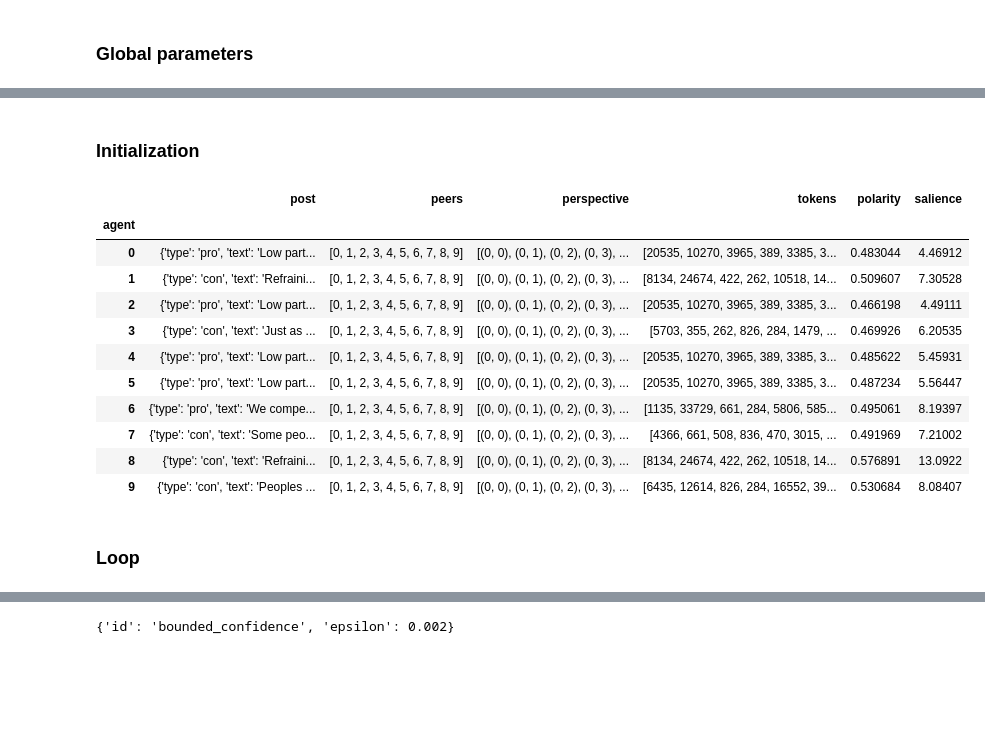
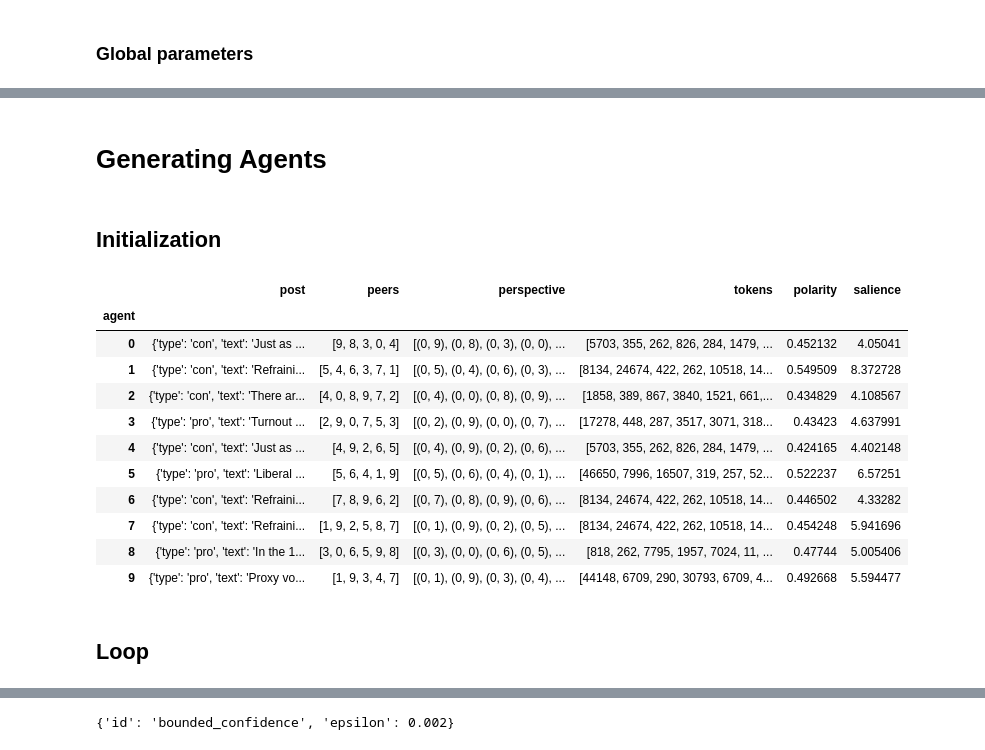
Before and after one commit to debatelab/ada-simulation, a Jupyter notebook: belief-dynamics_with_lms.ipynb, the cells around one changed output, grey strips where cells are left out. Cells and saved outputs as stored; diff of their text form; code cells hidden in the pictures; blank space fills up the shorter version.

```diff
--- a/belief-dynamics_with_lms.ipynb
+++ b/belief-dynamics_with_lms.ipynb
@@ -206,5 +229,5 @@ decoding_parameters = {
      #'no_repeat_ngram_size':8,
     'repetition_penalty':1.2,
     'max_length':40,
-    'bad_words_ids':[[NEWLINE_TOKENID],[ETC_TOKENID]]
+    'bad_words_ids':[[LMUtilitiesMixIn.NEWLINE_TOKENID],[LMUtilitiesMixIn.ETC_TOKENID]]
 }
@@ -565,0 +238,28 @@ class LMAgent(AbstractLMAgent,LMUtilitiesMixIn):
+# %%
+topic = next(t for t in topics if t['id']==global_parameters['topic'])
+topic['intro_tokens'] = tokenizer(topic['intro'])['input_ids']
+topic['prompt_tokens'] = tokenizer(topic['prompt'])['input_ids']
+topic['claim_tokens'] = {
+    'connector': tokenizer(topic['claims']['connector'])['input_ids'],
+    'pro':[tokenizer(t)['input_ids'] for t in topic['claims']['pro']], # list of token lists
+    'con':[tokenizer(t)['input_ids'] for t in topic['claims']['con']] # list of token lists
+}
+
+conversation = Conversation(global_parameters=global_parameters,topic=topic)
+
+agents = []
+for i in range(global_parameters['n_agents']):
+    agent = ListeningLMAgent(
+        model=model,
+        tokenizer=tokenizer,
+        conversation=conversation,
+        neighbors=list(range(global_parameters['n_agents'])),
+        peer_selection_args=next(args for args in peer_selection_parameters if args['id']==global_parameters['peer_selection_method']),
+        perspective_expansion_method=global_parameters['perspective_expansion_method'],
+        decoding_args=decoding_parameters,
+        agent=i
+    )
+    agents.append(agent)
+
+for agent in agents:
+    agent.initialize()
@@ -565,0 +268,11 @@ class LMAgent(AbstractLMAgent,LMUtilitiesMixIn):
+# %%
+for t in tqdm(range(global_parameters['n_initial_posts'],global_parameters['max_t'])):
+    for agent in agents:
+        # Determine peers
+        agent.update_peers(t)
+
+        # Determine perspective
+        agent.update_perspective(t)
+
+        # Update opinion
+        agent.update_opinion(t)
@@ -566,49 +341,52 @@ class LMAgent(AbstractLMAgent,LMUtilitiesMixIn):
+# %% [markdown]
+# Generating Agents
 # %% [markdown]
-### Initialization
+## Initialization
 # %%
 topic = next(t for t in topics if t['id']==global_parameters['topic'])
 topic['intro_tokens'] = tokenizer(topic['intro'])['input_ids']
 topic['prompt_tokens'] = tokenizer(topic['prompt'])['input_ids']
 topic['claim_tokens'] = {
     'connector': tokenizer(topic['claims']['connector'])['input_ids'],
     'pro':[tokenizer(t)['input_ids'] for t in topic['claims']['pro']], # list of token lists
     'con':[tokenizer(t)['input_ids'] for t in topic['claims']['con']] # list of token lists
 }
 
 conversation = Conversation(global_parameters=global_parameters,topic=topic)
 
 agents = []
 for i in range(global_parameters['n_agents']):
-    agent = LMAgent(
+    agent = GeneratingLMAgent(
         model=model,
         tokenizer=tokenizer,
         conversation=conversation,
         neighbors=list(range(global_parameters['n_agents'])),
         peer_selection_args=next(args for args in peer_selection_parameters if args['id']==global_parameters['peer_selection_method']),
+        perspective_expansion_method=global_parameters['perspective_expansion_method'],
         decoding_args=decoding_parameters,
         agent=i
     )
     agents.append(agent)
 
 for agent in agents:
     agent.initialize(initial_steps=2)
 
 agents[1].conversation.data.loc[1]
 # %% [output]
 |  | post | peers | perspective | tokens | polarity | salience |
 | agent |  |  |  |  |  |  |
-| 0 | {'type': 'pro', 'text': 'Low part... | [0, 1, 2, 3, 4, 5, 6, 7, 8, 9] | [(0, 0), (0, 1), (0, 2), (0, 3), ... | [20535, 10270, 3965, 389, 3385, 3... | 0.483044 | 4.46912 |
-| 1 | {'type': 'con', 'text': 'Refraini... | [0, 1, 2, 3, 4, 5, 6, 7, 8, 9] | [(0, 0), (0, 1), (0, 2), (0, 3), ... | [8134, 24674, 422, 262, 10518, 14... | 0.509607 | 7.30528 |
-| 2 | {'type': 'pro', 'text': 'Low part... | [0, 1, 2, 3, 4, 5, 6, 7, 8, 9] | [(0, 0), (0, 1), (0, 2), (0, 3), ... | [20535, 10270, 3965, 389, 3385, 3... | 0.466198 | 4.49111 |
-| 3 | {'type': 'con', 'text': 'Just as ... | [0, 1, 2, 3, 4, 5, 6, 7, 8, 9] | [(0, 0), (0, 1), (0, 2), (0, 3), ... | [5703, 355, 262, 826, 284, 1479, ... | 0.469926 | 6.20535 |
-| 4 | {'type': 'pro', 'text': 'Low part... | [0, 1, 2, 3, 4, 5, 6, 7, 8, 9] | [(0, 0), (0, 1), (0, 2), (0, 3), ... | [20535, 10270, 3965, 389, 3385, 3... | 0.485622 | 5.45931 |
-| 5 | {'type': 'pro', 'text': 'Low part... | [0, 1, 2, 3, 4, 5, 6, 7, 8, 9] | [(0, 0), (0, 1), (0, 2), (0, 3), ... | [20535, 10270, 3965, 389, 3385, 3... | 0.487234 | 5.56447 |
-| 6 | {'type': 'pro', 'text': 'We compe... | [0, 1, 2, 3, 4, 5, 6, 7, 8, 9] | [(0, 0), (0, 1), (0, 2), (0, 3), ... | [1135, 33729, 661, 284, 5806, 585... | 0.495061 | 8.19397 |
-| 7 | {'type': 'con', 'text': 'Some peo... | [0, 1, 2, 3, 4, 5, 6, 7, 8, 9] | [(0, 0), (0, 1), (0, 2), (0, 3), ... | [4366, 661, 508, 836, 470, 3015, ... | 0.491969 | 7.21002 |
-| 8 | {'type': 'con', 'text': 'Refraini... | [0, 1, 2, 3, 4, 5, 6, 7, 8, 9] | [(0, 0), (0, 1), (0, 2), (0, 3), ... | [8134, 24674, 422, 262, 10518, 14... | 0.576891 | 13.0922 |
-| 9 | {'type': 'con', 'text': 'Peoples ... | [0, 1, 2, 3, 4, 5, 6, 7, 8, 9] | [(0, 0), (0, 1), (0, 2), (0, 3), ... | [6435, 12614, 826, 284, 16552, 39... | 0.530684 | 8.08407 |
+| 0 | {'type': 'con', 'text': 'Just as ... | [9, 8, 3, 0, 4] | [(0, 9), (0, 8), (0, 3), (0, 0), ... | [5703, 355, 262, 826, 284, 1479, ... | 0.452132 | 4.05041 |
+| 1 | {'type': 'con', 'text': 'Refraini... | [5, 4, 6, 3, 7, 1] | [(0, 5), (0, 4), (0, 6), (0, 3), ... | [8134, 24674, 422, 262, 10518, 14... | 0.549509 | 8.372728 |
+| 2 | {'type': 'con', 'text': 'There ar... | [4, 0, 8, 9, 7, 2] | [(0, 4), (0, 0), (0, 8), (0, 9), ... | [1858, 389, 867, 3840, 1521, 661,... | 0.434829 | 4.108567 |
+| 3 | {'type': 'pro', 'text': 'Turnout ... | [2, 9, 0, 7, 5, 3] | [(0, 2), (0, 9), (0, 0), (0, 7), ... | [17278, 448, 287, 3517, 3071, 318... | 0.43423 | 4.637991 |
+| 4 | {'type': 'con', 'text': 'Just as ... | [4, 9, 2, 6, 5] | [(0, 4), (0, 9), (0, 2), (0, 6), ... | [5703, 355, 262, 826, 284, 1479, ... | 0.424165 | 4.402148 |
+| 5 | {'type': 'pro', 'text': 'Liberal ... | [5, 6, 4, 1, 9] | [(0, 5), (0, 6), (0, 4), (0, 1), ... | [46650, 7996, 16507, 319, 257, 52... | 0.522237 | 6.57251 |
+| 6 | {'type': 'con', 'text': 'Refraini... | [7, 8, 9, 6, 2] | [(0, 7), (0, 8), (0, 9), (0, 6), ... | [8134, 24674, 422, 262, 10518, 14... | 0.446502 | 4.33282 |
+| 7 | {'type': 'con', 'text': 'Refraini... | [1, 9, 2, 5, 8, 7] | [(0, 1), (0, 9), (0, 2), (0, 5), ... | [8134, 24674, 422, 262, 10518, 14... | 0.454248 | 5.941696 |
+| 8 | {'type': 'pro', 'text': 'In the 1... | [3, 0, 6, 5, 9, 8] | [(0, 3), (0, 0), (0, 6), (0, 5), ... | [818, 262, 7795, 1957, 7024, 11, ... | 0.47744 | 5.005406 |
+| 9 | {'type': 'pro', 'text': 'Proxy vo... | [1, 9, 3, 4, 7] | [(0, 1), (0, 9), (0, 3), (0, 4), ... | [44148, 6709, 290, 30793, 6709, 4... | 0.492668 | 5.594477 |
 # %% [markdown]
-### Loop
+## Loop
 # %%
 for t in tqdm(range(global_parameters['n_initial_posts'],global_parameters['max_t'])):
     for agent in agents:
```
Also changed, not shown: parts of 41 cells of this notebook, 2 other files.
